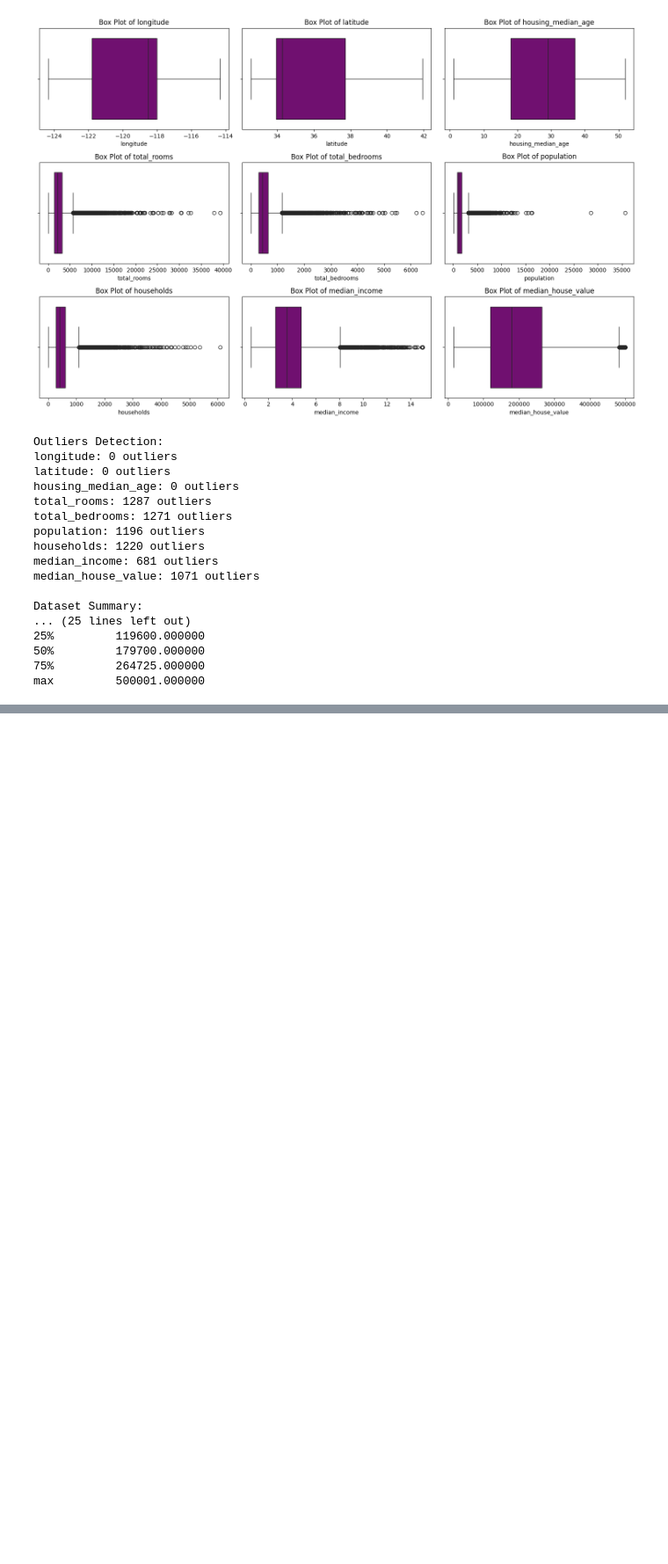
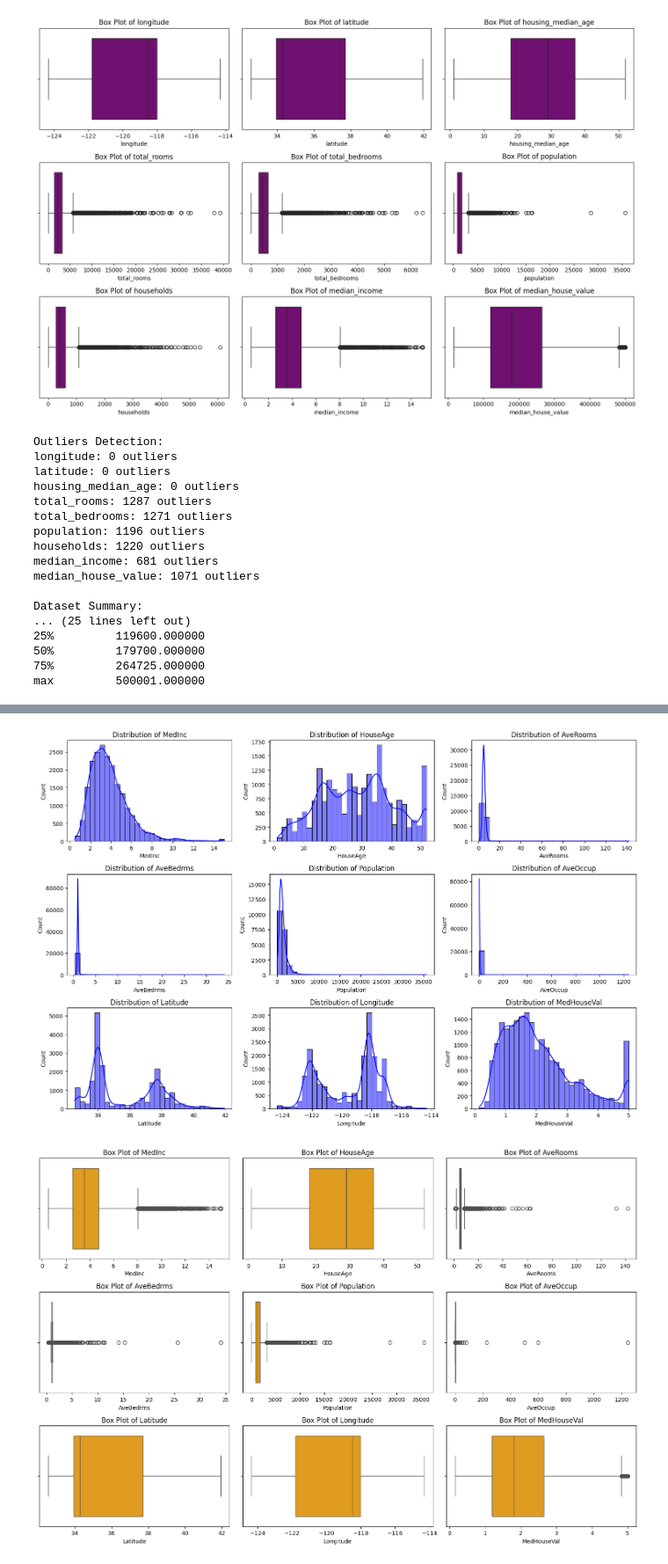
Before and after one commit to BiswasNehaa/ML, a Jupyter notebook: prog1.ipynb, the cells around one changed output, grey strips where cells are left out. Shown at 88% size. Drawn from its saved outputs; the diff is of its cells as text; code cells hidden in the pictures; blank space fills up the shorter version.

```diff
--- a/prog1.ipynb
+++ b/prog1.ipynb
@@ -73,0 +118,51 @@ max         500001.000000
+# %%
+import pandas as pd
+import numpy as np
+import seaborn as sns
+import matplotlib.pyplot as plt
+from sklearn.datasets import fetch_california_housing
+
+# Step 1: Load the California Housing dataset
+data = fetch_california_housing(as_frame=True)
+housing_df = data.frame
+
+# Step 2: Create histograms for numerical features
+numerical_features = housing_df.select_dtypes(include=[np.number]).columns
+
+# Plot histograms
+plt.figure(figsize=(15, 10))
+for i, feature in enumerate(numerical_features):
+    plt.subplot(3, 3, i + 1)
+    sns.histplot(housing_df[feature], kde=True, bins=30, color='blue')
+    plt.title(f'Distribution of {feature}')
+plt.tight_layout()
+plt.show()
+
+# Step 3: Generate box plots for numerical features
+plt.figure(figsize=(15, 10))
+for i, feature in enumerate(numerical_features):
+    plt.subplot(3, 3, i + 1)
+    sns.boxplot(x=housing_df[feature], color='orange')
+    plt.title(f'Box Plot of {feature}')
+plt.tight_layout()
+plt.show()
+
+# Step 4: Identify outliers using the IQR method
+print("Outliers Detection:")
+outliers_summary = {}
+for feature in numerical_features:
+    Q1 = housing_df[feature].quantile(0.25)
+    Q3 = housing_df[feature].quantile(0.75)
+    IQR = Q3 - Q1
+    lower_bound = Q1 - 1.5 * IQR
+    upper_bound = Q3 + 1.5 * IQR
+    outliers = housing_df[(housing_df[feature] < lower_bound) | (housing_df[feature] > upper_bound)]
+    outliers_summary[feature] = len(outliers)
+    print(f"{feature}: {len(outliers)} outliers")
+
+# Optional: Print a summary of the dataset
+print("\nDataset Summary:")
+print(housing_df.describe())
+# %% [output]
+[figure, added]
+[figure, added]
```
Also changed, not shown: parts of 3 cells of this notebook, 3 other files.
